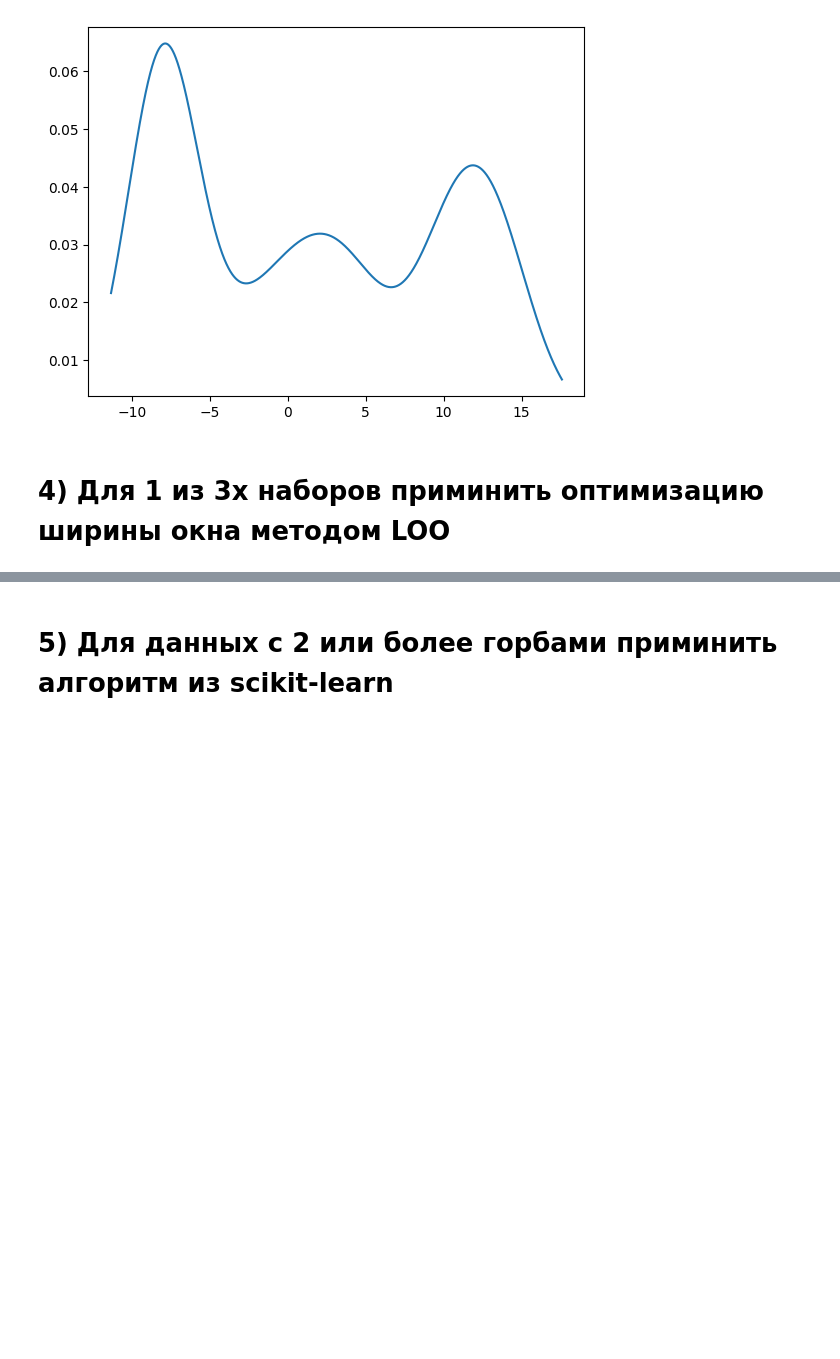
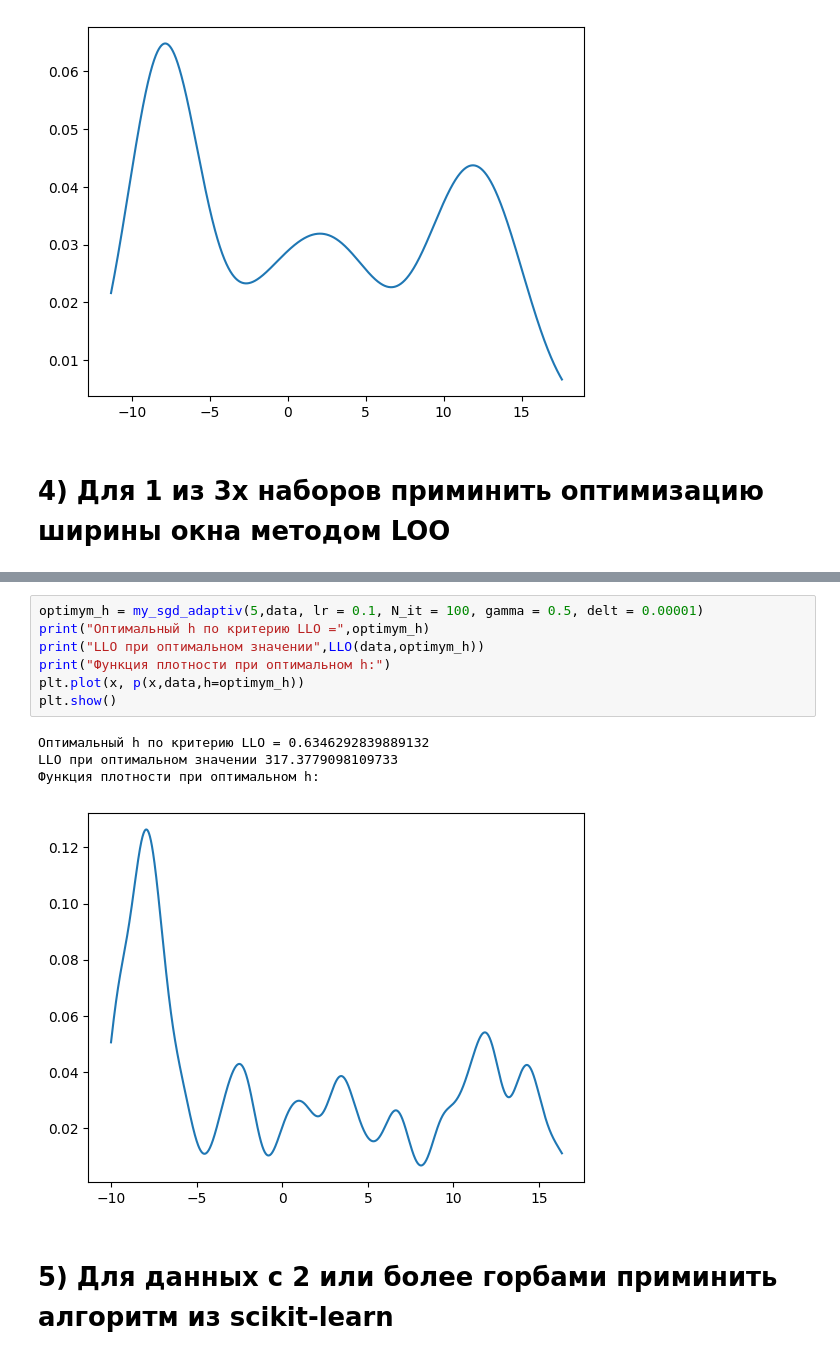
Before and after one commit to 20Nikita/Magistracy.-Homework, a Jupyter notebook: Фундаментальные_концепции_искусственного_интеллекта/L5.ipynb, the cells around one changed output, grey strips where cells are left out. Cells and saved outputs as stored; diff of their text form; blank space fills up the shorter version.

```diff
--- a/Фундаментальные_концепции_искусственного_интеллекта/L5.ipynb
+++ b/Фундаментальные_концепции_искусственного_интеллекта/L5.ipynb
@@ -109,2 +141,14 @@ plt.show()
+# %%
+optimym_h = my_sgd_adaptiv(5,data, lr = 0.1, N_it = 100, gamma = 0.5, delt = 0.00001)
+print("Оптимальный h по критерию LLO =",optimym_h)
+print("LLO при оптимальном значении",LLO(data,optimym_h))
+print("Функция плотности при оптимальном h:")
+plt.plot(x, p(x,data,h=optimym_h))
+plt.show()
+# %% [output]
+Оптимальный h по критерию LLO = 0.6346292839889132
+LLO при оптимальном значении 317.3779098109733
+Функция плотности при оптимальном h:
+[figure, added]
 # %% [markdown]
 # 5) Для данных с 2 или более горбами приминить алгоритм из scikit-learn
```
Also changed, not shown: parts of 3 cells of this notebook.
